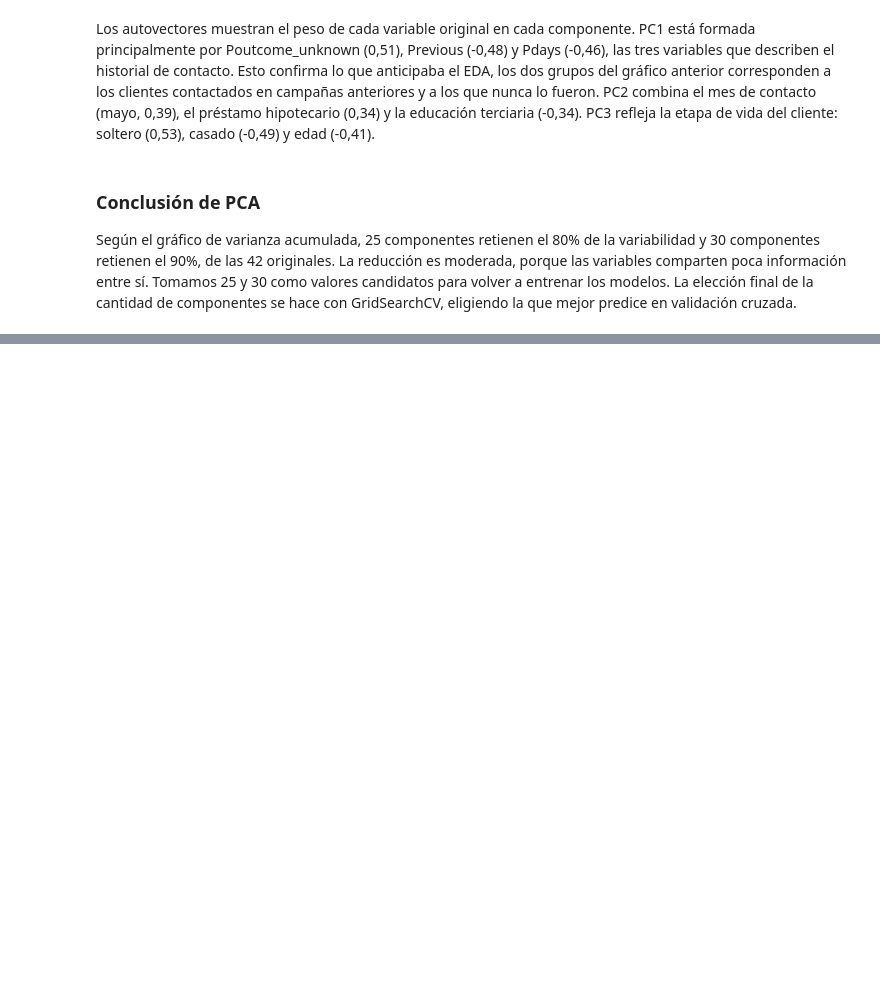
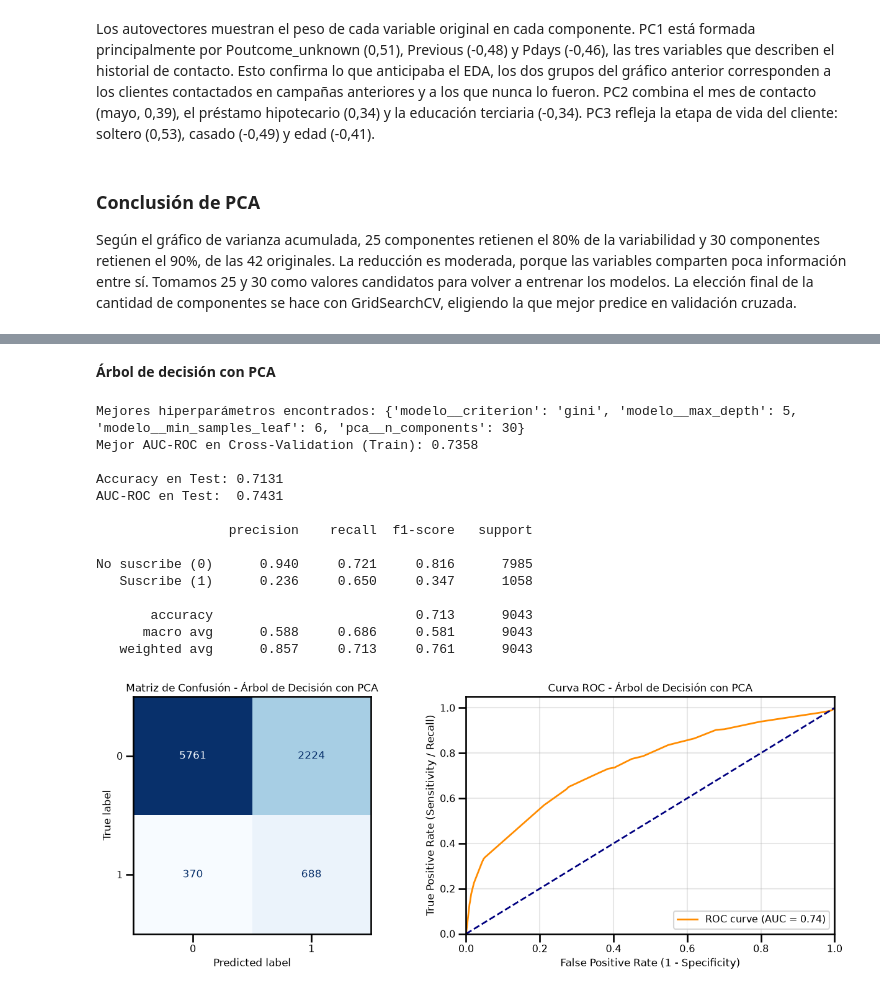
Before and after one commit to nach0osole/data_science_utn_clusterai2026_Sole, a Jupyter notebook: clusterai_juanignacio_sole_machine_learning.ipynb, the cells around one changed output, grey strips where cells are left out. Cells and saved outputs as stored; diff of their text form; code cells hidden in the pictures; blank space fills up the shorter version.

```diff
--- a/clusterai_juanignacio_sole_machine_learning.ipynb
+++ b/clusterai_juanignacio_sole_machine_learning.ipynb
@@ -687,0 +808,33 @@ Según el gráfico de varianza acumulada, 25 componentes retienen el 80% de la v
+# %% [markdown]
+**Árbol de decisión con PCA**
+# %%
+# Pipeline: escalado -> PCA -> Árbol de Decisión (misma grilla que sin PCA)
+pipe_tree_pca = Pipeline([
+    ('scaler', StandardScaler()),
+    ('pca', PCA()),
+    ('modelo', DecisionTreeClassifier(class_weight='balanced', random_state=42))
+])
+
+clf_tree_pca = GridSearchCV(pipe_tree_pca, param_grid=grilla_con_pca(param_tree), cv=5, scoring='roc_auc', n_jobs=-2)
+clf_tree_pca.fit(xtrain_scal, ytrain)
+
+print("Mejores hiperparámetros encontrados:", clf_tree_pca.best_params_)
+print(f"Mejor AUC-ROC en Cross-Validation (Train): {clf_tree_pca.best_score_:.4f}\n")
+
+auc_tree_pca = evaluar_en_test(clf_tree_pca, "Árbol de Decisión con PCA")
+# %% [output]
+Mejores hiperparámetros encontrados: {'modelo__criterion': 'gini', 'modelo__max_depth': 5, 'modelo__min_samples_leaf': 6, 'pca__n_components': 30}
+Mejor AUC-ROC en Cross-Validation (Train): 0.7358
+
+Accuracy en Test: 0.7131
+AUC-ROC en Test:  0.7431
+
+                 precision    recall  f1-score   support
+
+No suscribe (0)      0.940     0.721     0.816      7985
+   Suscribe (1)      0.236     0.650     0.347      1058
+
+       accuracy                          0.713      9043
+      macro avg      0.588     0.686     0.581      9043
+   weighted avg      0.857     0.713     0.761      9043
+[figure, added]
```
Also changed, not shown: parts of 18 cells of this notebook.
